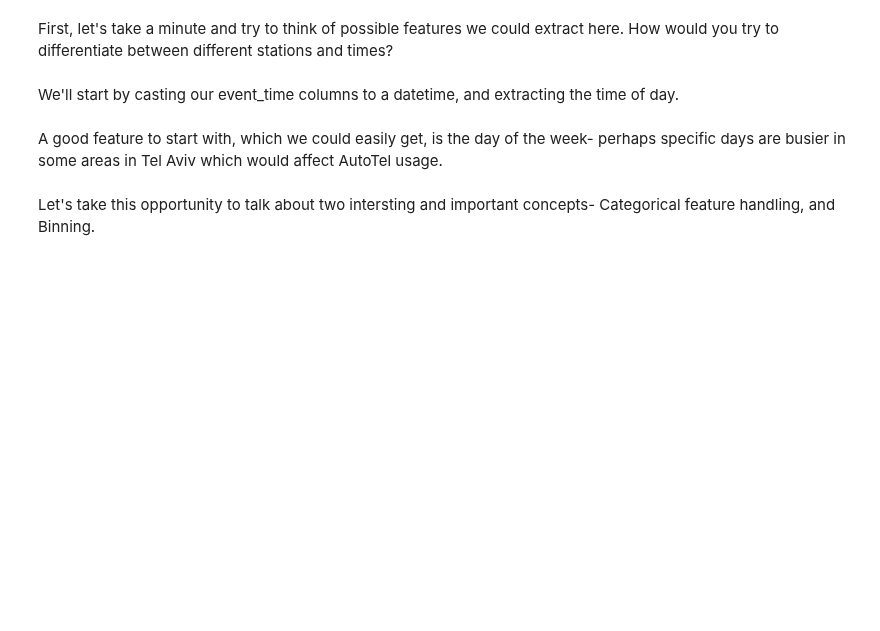
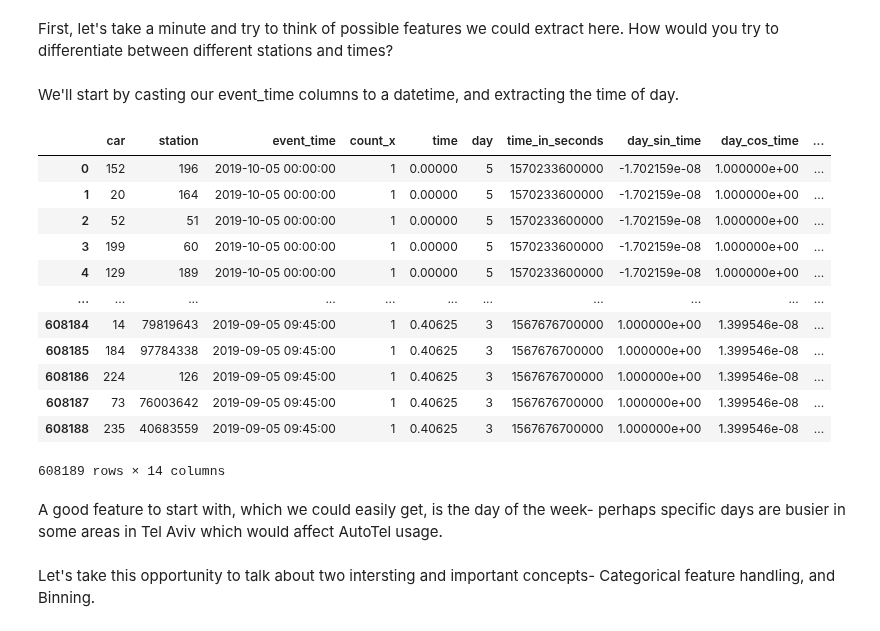
Before and after one commit to razbareli/Applied-Competitive-Lab-in-Data-Science-67818, a Jupyter notebook: week2/Feature Engineering.ipynb, the cells around one changed output. Drawn from its saved outputs; the diff is of its cells as text; code cells hidden in the pictures; blank space fills up the shorter version.

```diff
--- a/week2/Feature Engineering.ipynb
+++ b/week2/Feature Engineering.ipynb
@@ -325,6 +325,21 @@ We'll start by casting our event_time columns to a datetime, and extracting the
 # %%
 events["event_time"]=pd.to_datetime(events["event_time"])
 events['time']=events.apply(lambda row:(row['event_time'].hour+(row['event_time'].minute)/60)/24,axis=1)
+events
+# %% [output]
+|  | car | station | event_time | count_x | time | day | time_in_seconds | day_sin_time | day_cos_time | ... |
+| 0 | 152 | 196 | 2019-10-05 00:00:00 | 1 | 0.00000 | 5 | 1570233600000 | -1.702159e-08 | 1.000000e+00 | ... |
+| 1 | 20 | 164 | 2019-10-05 00:00:00 | 1 | 0.00000 | 5 | 1570233600000 | -1.702159e-08 | 1.000000e+00 | ... |
+| 2 | 52 | 51 | 2019-10-05 00:00:00 | 1 | 0.00000 | 5 | 1570233600000 | -1.702159e-08 | 1.000000e+00 | ... |
+| 3 | 199 | 60 | 2019-10-05 00:00:00 | 1 | 0.00000 | 5 | 1570233600000 | -1.702159e-08 | 1.000000e+00 | ... |
+| 4 | 129 | 189 | 2019-10-05 00:00:00 | 1 | 0.00000 | 5 | 1570233600000 | -1.702159e-08 | 1.000000e+00 | ... |
+| ... | ... | ... | ... | ... | ... | ... | ... | ... | ... | ... |
+| 608184 | 14 | 79819643 | 2019-09-05 09:45:00 | 1 | 0.40625 | 3 | 1567676700000 | 1.000000e+00 | 1.399546e-08 | ... |
+| 608185 | 184 | 97784338 | 2019-09-05 09:45:00 | 1 | 0.40625 | 3 | 1567676700000 | 1.000000e+00 | 1.399546e-08 | ... |
+| 608186 | 224 | 126 | 2019-09-05 09:45:00 | 1 | 0.40625 | 3 | 1567676700000 | 1.000000e+00 | 1.399546e-08 | ... |
+| 608187 | 73 | 76003642 | 2019-09-05 09:45:00 | 1 | 0.40625 | 3 | 1567676700000 | 1.000000e+00 | 1.399546e-08 | ... |
+| 608188 | 235 | 40683559 | 2019-09-05 09:45:00 | 1 | 0.40625 | 3 | 1567676700000 | 1.000000e+00 | 1.399546e-08 | ... |
+608189 rows × 14 columns
 # %% [markdown]
 A good feature to start with, which we could easily get, is the day of the week- perhaps specific days are busier in some areas in Tel Aviv which would affect AutoTel usage.
 # %%
```
Also changed, not shown: parts of 4 cells of this notebook, 1 other file.
